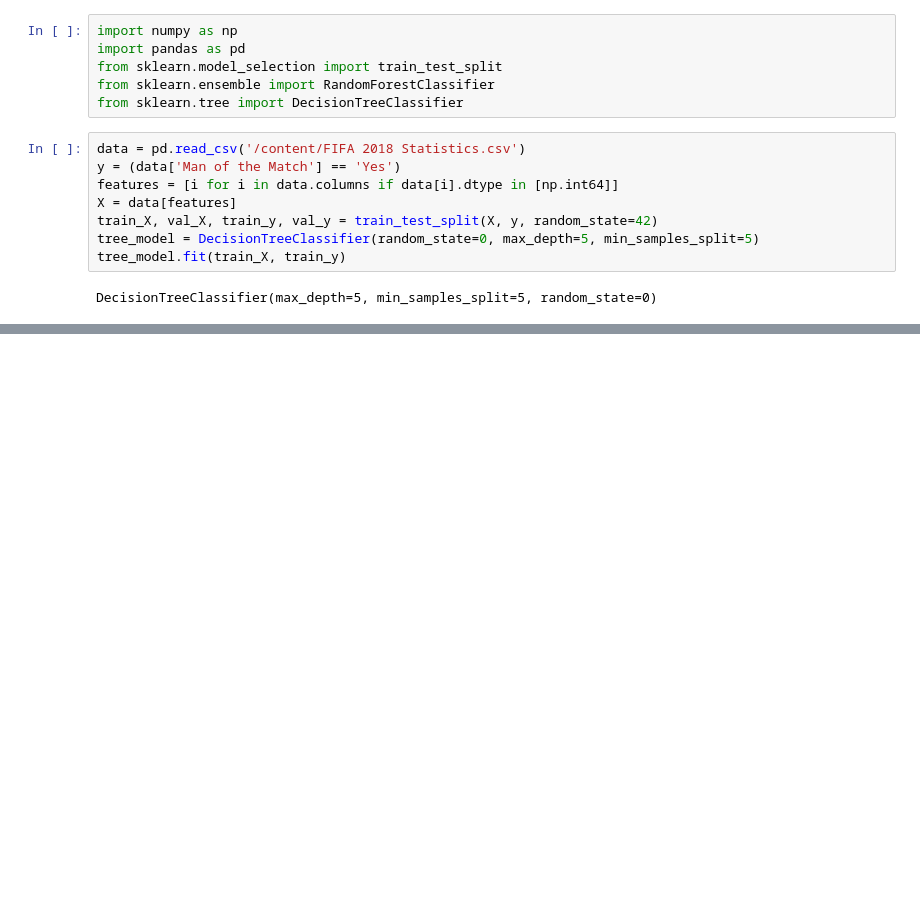
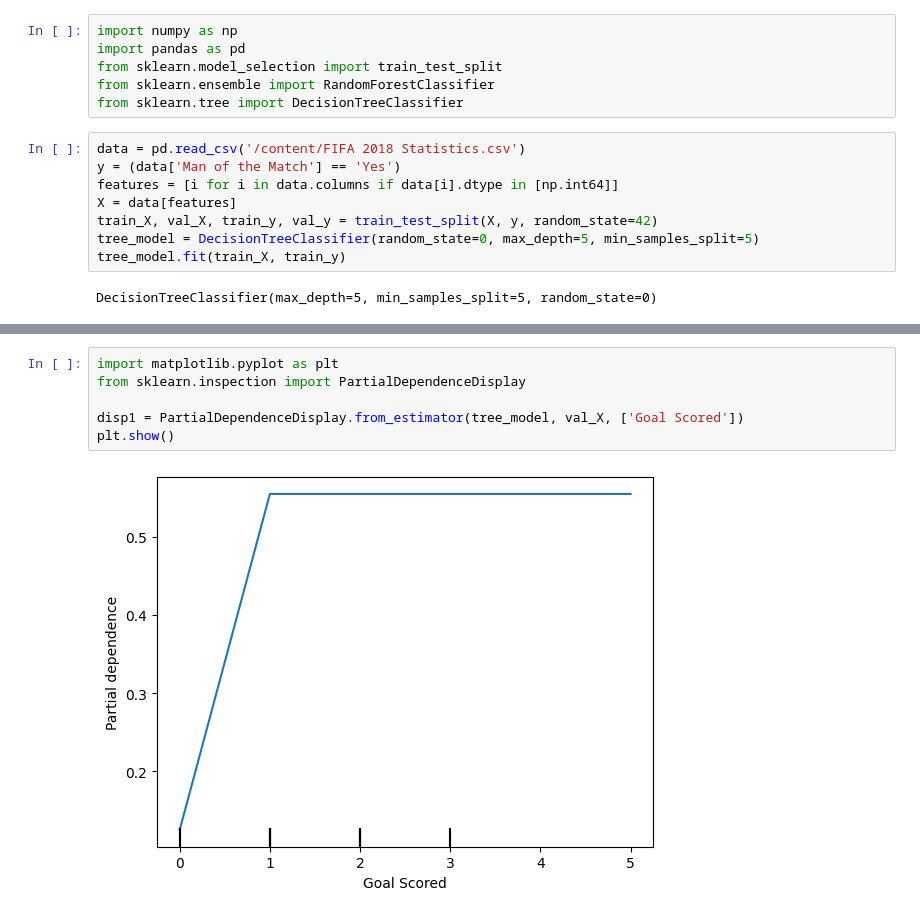
Before and after one commit to Grashch/Kaggle_tasks, a Jupyter notebook: Partial_Plots.ipynb, the cells around one changed output, grey strips where cells are left out. Drawn from its saved outputs; the diff is of its cells as text; blank space fills up the shorter version.

```diff
--- a/Partial_Plots.ipynb
+++ b/Partial_Plots.ipynb
@@ -24,3 +24,11 @@ tree_graph = tree.export_graphviz(tree_model, out_file=None, feature_names=featu
 graphviz.Source(tree_graph)
 # %% [output]
 [drawing not drawn]
+# %%
+import matplotlib.pyplot as plt
+from sklearn.inspection import PartialDependenceDisplay
+
+disp1 = PartialDependenceDisplay.from_estimator(tree_model, val_X, ['Goal Scored'])
+plt.show()
+# %% [output]
+[figure, added]
```
